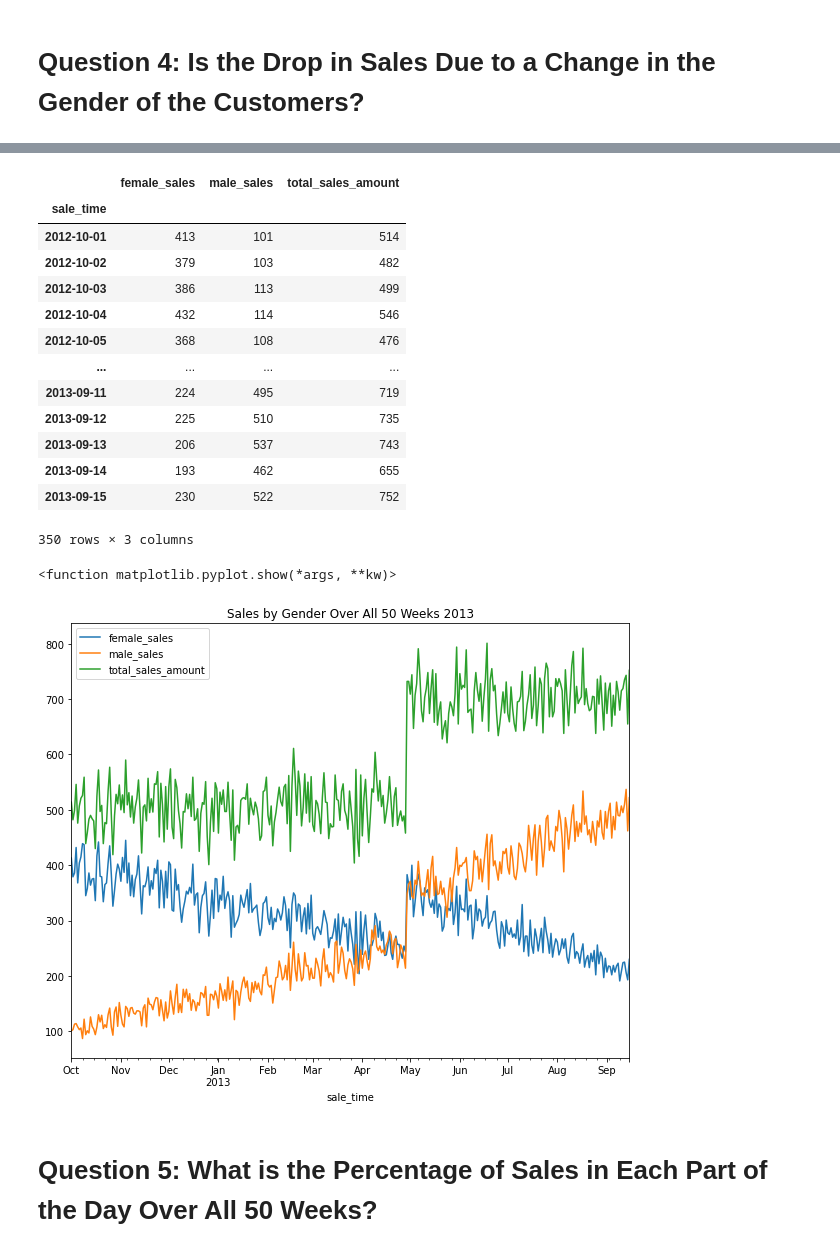
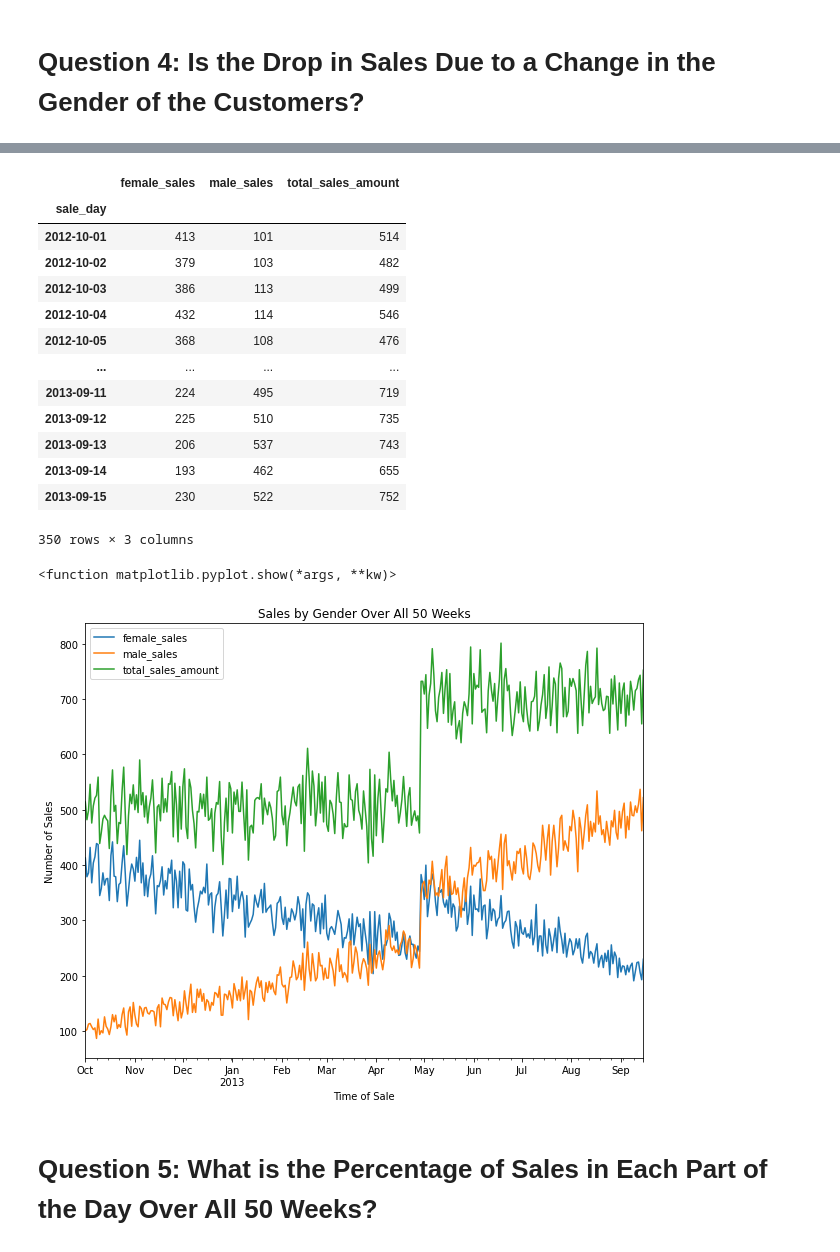
Before and after one commit to AvatarJoshi/project_23-me, a Jupyter notebook: data_project_23&me.ipynb, the cells around one changed output, grey strips where cells are left out. Saved outputs shown, nothing was run; the diff lists cells and outputs as text; code cells hidden in the pictures.

```diff
--- a/data_project_23&me.ipynb
+++ b/data_project_23&me.ipynb
@@ -174,10 +174,10 @@ The p-value is 4.56*10^-85 indicating that the change in sales is highly statist
 # Question 4: Is the Drop in Sales Due to a Change in the Gender of the Customers?
 # %%
 # Change sale_time to datetime dtype
-df['sale_time'] = pd.to_datetime(df['sale_time']).dt.floor('d')
+df['sale_day'] = pd.to_datetime(df['sale_time']).dt.floor('d')
 
 # Create gender_df to explore distribution of purchases by gender each day
-gender_df = df.groupby(['sale_time', 'purchaser_gender']).size().reset_index(name='sales_amount')
+gender_df = df.groupby(['sale_day', 'purchaser_gender']).size().reset_index(name='sales_amount')
 # %%
 gender_df.head()
 # %% [output]
@@ -189,7 +189,7 @@ gender_df.head()
 | 4 | 2012-10-03 | female | 386 |
 # %%
 # Create a new dataframe with only unique sales times
-new_df = pd.DataFrame(gender_df['sale_time'].unique(), columns=['sale_time'])
+new_df = pd.DataFrame(gender_df['sale_day'].unique(), columns=['sale_day'])
 
 # Calculate female and male sales amount separately
 new_df['female_sales'] = pd.Series(gender_df[gender_df.purchaser_gender == 'female']['sales_amount']).reset_index(drop=True)
@@ -232,12 +232,12 @@ new_df
 # Prepare dataframe for plot
 plot_df = new_df.copy()
 plot_df['total_sales_amount'] = plot_df['female_sales'] + plot_df['male_sales']
-plot_df.index = plot_df['sale_time']
-plot_df.drop(columns=['gender_ratio', 'sale_time'], inplace=True)
+plot_df.index = plot_df['sale_day']
+plot_df.drop(columns=['gender_ratio', 'sale_day'], inplace=True)
 plot_df
 # %% [output]
 |  | female_sales | male_sales | total_sales_amount |
-| sale_time |  |  |  |
+| sale_day |  |  |  |
 | 2012-10-01 | 413 | 101 | 514 |
 | 2012-10-02 | 379 | 103 | 482 |
 | 2012-10-03 | 386 | 113 | 499 |
@@ -251,10 +251,10 @@ plot_df
 | 2013-09-15 | 230 | 522 | 752 |
 350 rows × 3 columns
 # %%
-plot_df.plot(figsize=figure_size, title="Sales by Gender Over All 50 Weeks 2013")
+plot_df.plot(figsize=figure_size, ylabel="Number of Sales", xlabel="Time of Sale", title="Sales by Gender Over All 50 Weeks")
 plt.show
 # %% [output]
 <function matplotlib.pyplot.show(*args, **kw)>
-[figure, old version]
+[figure, new version]
 # %% [markdown]
 # Question 5: What is the Percentage of Sales in Each Part of the Day Over All 50 Weeks?
```
Also changed, not shown: parts of 11 cells of this notebook.
